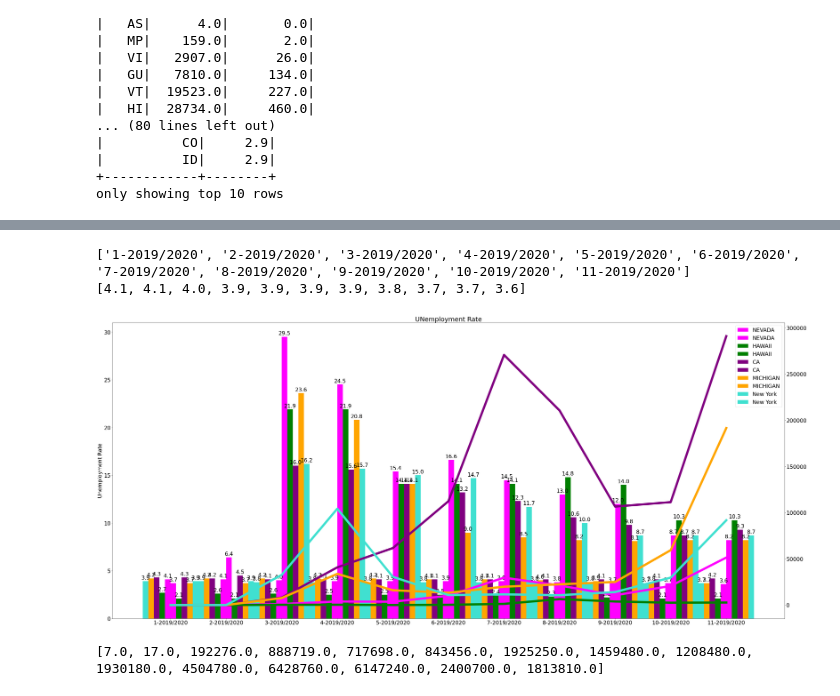
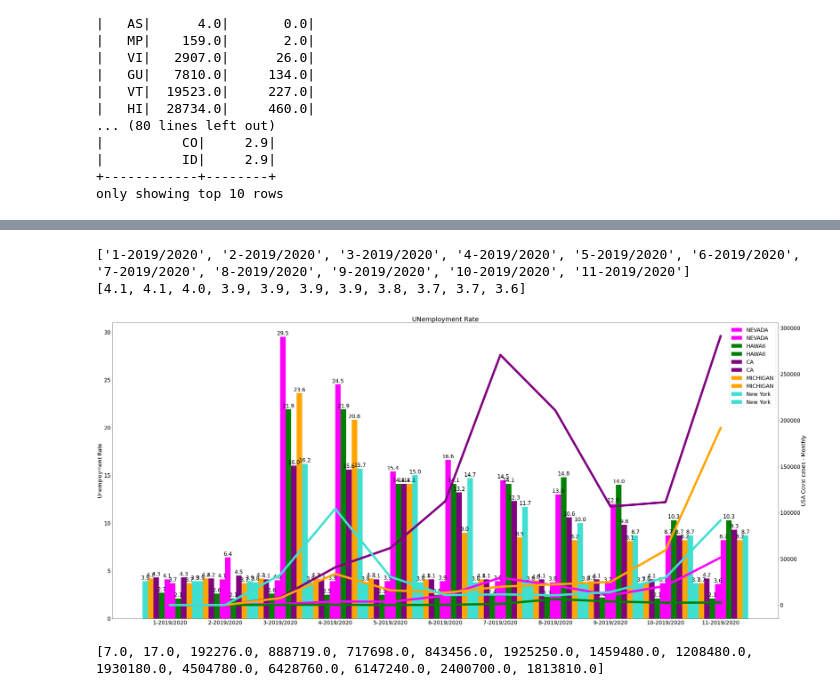
Before and after one commit to Swapnay/capstone, a Jupyter notebook: notebooks/capstone_final.ipynb, the cells around one changed output, grey strips where cells are left out. Cells and saved outputs as stored; diff of their text form; code cells hidden in the pictures.

```diff
--- a/notebooks/capstone_final.ipynb
+++ b/notebooks/capstone_final.ipynb
@@ -338,11 +348,11 @@ only showing top 10 rows
 # %%
 from pyspark.sql.types import StringType
 import pyspark.sql.functions as F
-r = requests.get('http://covid:8080/api/covid/usa/states?states=NV,MI,CA,HI,NY' , auth=('admin', 'admin'))
+r = requests.get('http://capn1e-api.westus.azurecontainer.io/api/covid/usa/states?states=NV,MI,CA,HI,NY' , auth=('admin', 'admin'))
 response = r.json()
 jsonrdd = spark.sparkContext.parallelize(response)
 park_df = spark.read.json(jsonrdd)
-park_df.show()
+#park_df.show()
 world_df = park_df.filter(park_df.year==2020).sort("year","month")#.select('totalCases').toPandas()['totalCases'].tolist()
 nv_df=world_df.filter(world_df.state=='NV').select('monthlyNewCases').toPandas()['monthlyNewCases'].tolist()[:11]
 MI_df=world_df.filter(world_df.state=='MI').select('monthlyNewCases').toPandas()['monthlyNewCases'].tolist()[:11]
@@ -356,7 +366,7 @@ ny_df=world_df.filter(world_df.state=='NY').select('monthlyNewCases').toPandas()
 #                       .tolist()[1:]
 
 
-r = requests.get('http://covid:8080/api/unemploymentrate/states?states=NV,MI,CA,HI,NY' , auth=('admin', 'admin'))
+r = requests.get('http://capn1e-api.westus.azurecontainer.io/api/unemploymentrate/states?states=NV,MI,CA,HI,NY' , auth=('admin', 'admin'))
 response = r.json()
 jsonrdd = spark.sparkContext.parallelize(response)
 park_df = spark.read.json(jsonrdd)
@@ -451,34 +443,35 @@ rects10 = ax.bar(x + 0.45, ny_df_2020, .10, label='New York',color='turquoise')
 assign_ax(ax, x, labels, 'Unemployment Rate', 'UNemployment Rate')
 
 autolabel(rects1)
 autolabel(rects2)
 autolabel(rects3)
 autolabel(rects4)
 autolabel(rects5)
 autolabel(rects6)
 autolabel(rects7)
 autolabel(rects8)
 autolabel(rects9)
 autolabel(rects10)
 
 
 ax2 = ax.twinx()
+ax2.set_ylabel('USA Covid cases - Monthly')
 
 # Plot the relative temperature in red
 ax2.plot(nv_df,label="NEVADA",linewidth=10,color='fuchsia')
 ax2.plot(hi_df,label="HAWAII",linewidth=10,color='green')
 ax2.plot(ca_df,label="CALIFORNIA",linewidth=10,color='purple')
 ax2.plot(MI_df,label="MICHIGAN",linewidth=10,color='orange')
 ax2.plot(ny_df,label="NEW YORK",linewidth=10,color='turquoise')
 fig.tight_layout()
 #plt.legend()
 
 
 plt.show()
 # %% [output]
 ['1-2019/2020', '2-2019/2020', '3-2019/2020', '4-2019/2020', '5-2019/2020', '6-2019/2020', '7-2019/2020', '8-2019/2020', '9-2019/2020', '10-2019/2020', '11-2019/2020']
 [4.1, 4.1, 4.0, 3.9, 3.9, 3.9, 3.9, 3.8, 3.7, 3.7, 3.6]
-[figure, old version]
+[figure, new version]
 # %%
 from pyspark.sql.types import StringType
 import pyspark.sql.functions as F
```
Also changed, not shown: parts of 11 cells of this notebook.
